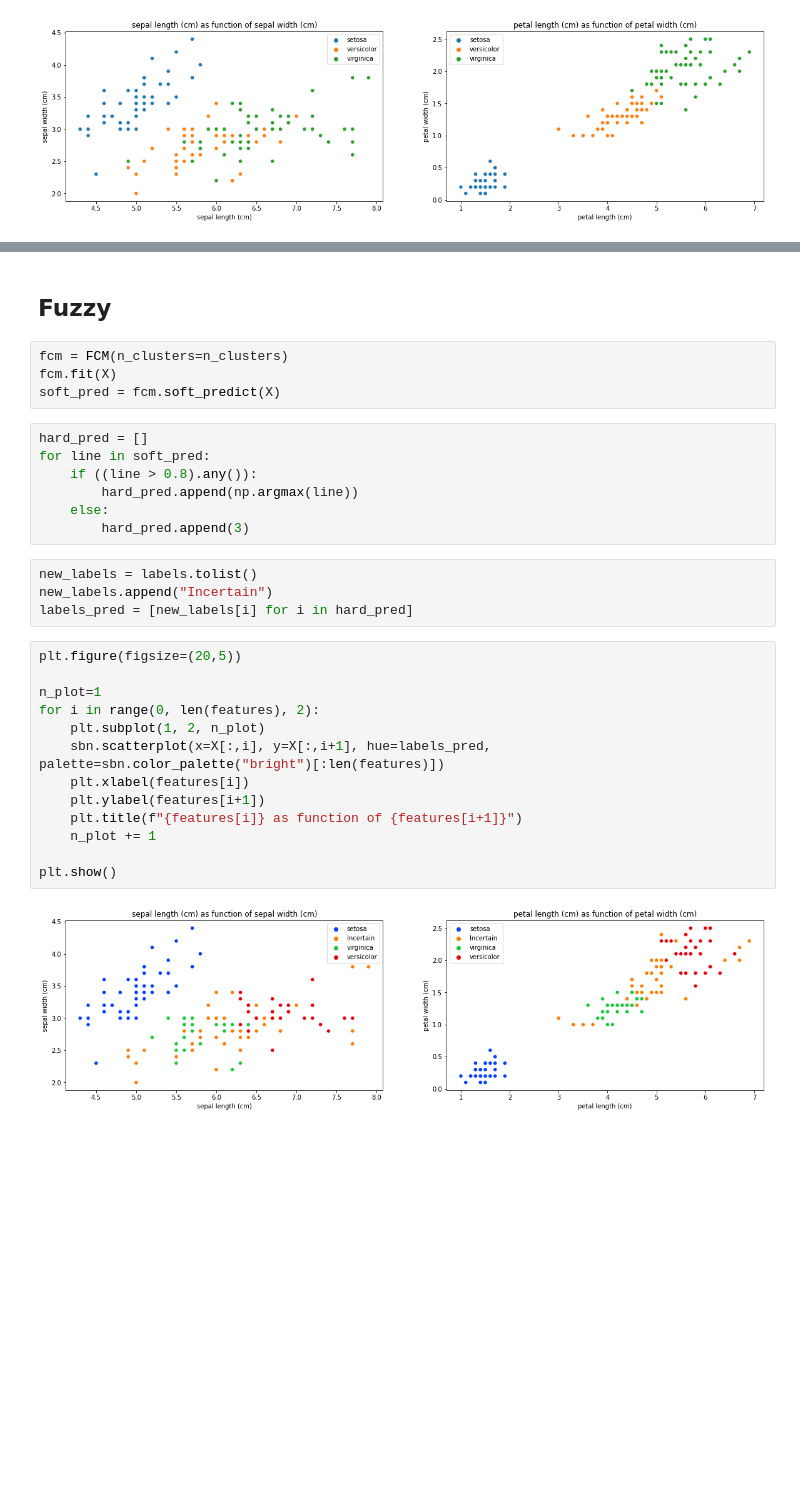
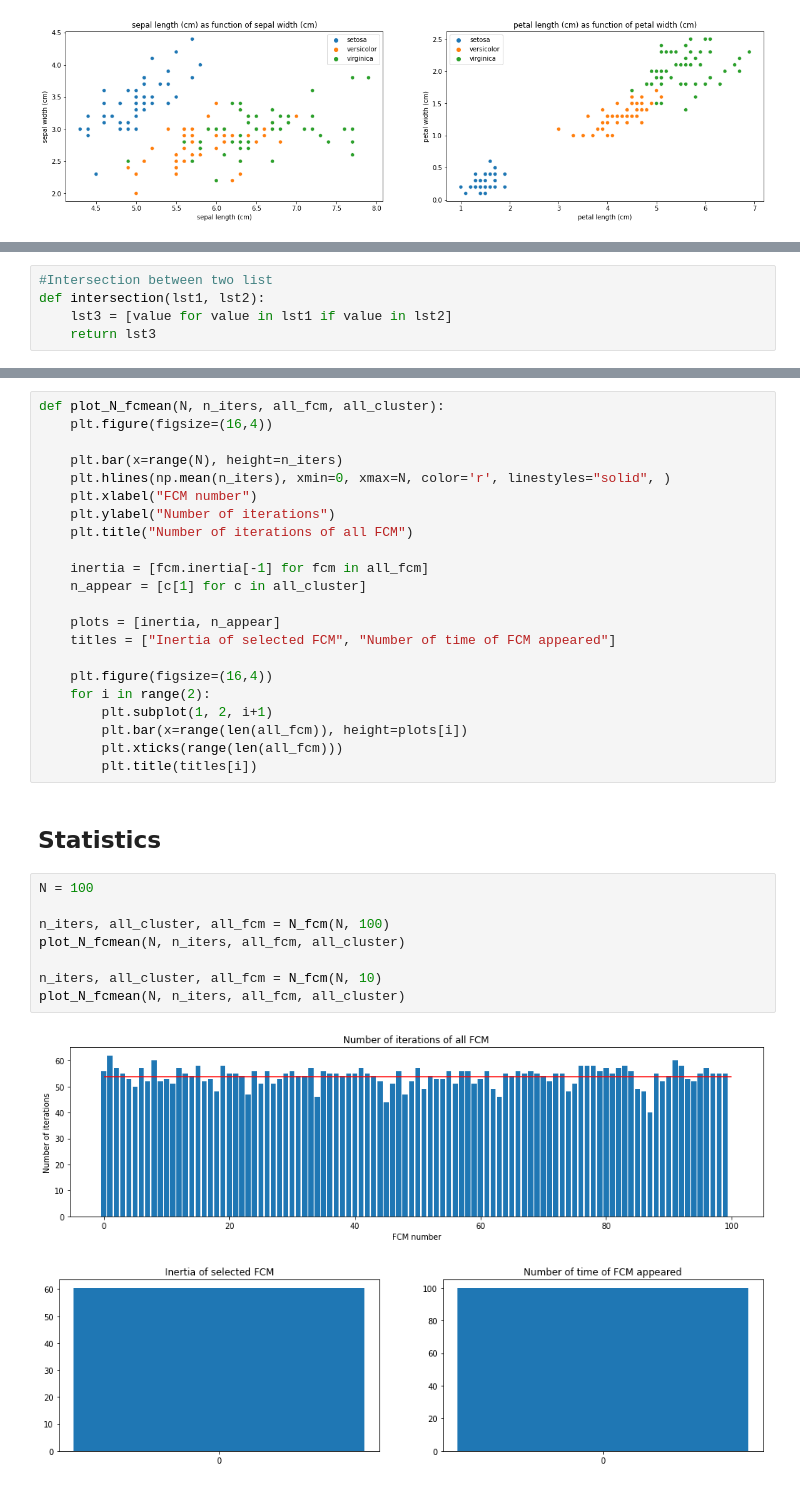
Before and after one commit to StundFR/ClusteringRecommendation, a Jupyter notebook: Fuzzy-C-means/fuzzycmeans.ipynb, the cells around one changed output, grey strips where cells are left out. Drawn from its saved outputs; the diff is of its cells as text; blank space fills up the shorter version.

Commit message:
Fuzzy C Means test, on N samples

```diff
--- a/Fuzzy-C-means/fuzzycmeans.ipynb
+++ b/Fuzzy-C-means/fuzzycmeans.ipynb
@@ -40,0 +119,5 @@ plt.show()
+# %%
+#Intersection between two list
+def intersection(lst1, lst2):
+    lst3 = [value for value in lst1 if value in lst2]
+    return lst3
@@ -41,32 +161,35 @@ plt.show()
+# %%
+def plot_N_fcmean(N, n_iters, all_fcm, all_cluster):
+    plt.figure(figsize=(16,4))
+
+    plt.bar(x=range(N), height=n_iters)
+    plt.hlines(np.mean(n_iters), xmin=0, xmax=N, color='r', linestyles="solid", )
+    plt.xlabel("FCM number")
+    plt.ylabel("Number of iterations")
+    plt.title("Number of iterations of all FCM")
+
+    inertia = [fcm.inertia[-1] for fcm in all_fcm]
+    n_appear = [c[1] for c in all_cluster]
+
+    plots = [inertia, n_appear]
+    titles = ["Inertia of selected FCM", "Number of time of FCM appeared"]
+
+    plt.figure(figsize=(16,4))
+    for i in range(2):
+        plt.subplot(1, 2, i+1)
+        plt.bar(x=range(len(all_fcm)), height=plots[i])
+        plt.xticks(range(len(all_fcm)))
+        plt.title(titles[i])
 # %% [markdown]
-## Fuzzy
+## Statistics
-# %%
-fcm = FCM(n_clusters=n_clusters)
-fcm.fit(X)
-soft_pred = fcm.soft_predict(X)
-# %%
-hard_pred = []
-for line in soft_pred:
-    if ((line > 0.8).any()):
-        hard_pred.append(np.argmax(line))
-    else:
-        hard_pred.append(3)
-# %%
-new_labels = labels.tolist()
-new_labels.append("Incertain")
-labels_pred = [new_labels[i] for i in hard_pred]
-# %%
-plt.figure(figsize=(20,5))
-
-n_plot=1
-for i in range(0, len(features), 2):
-    plt.subplot(1, 2, n_plot)
-    sbn.scatterplot(x=X[:,i], y=X[:,i+1], hue=labels_pred, palette=sbn.color_palette("bright")[:len(features)])
-    plt.xlabel(features[i])
-    plt.ylabel(features[i+1])
-    plt.title(f"{features[i]} as function of {features[i+1]}")
-    n_plot += 1
-
-plt.show()
-# %% [output]
-[figure, removed]
+# %%
+N = 100
+
+n_iters, all_cluster, all_fcm = N_fcm(N, 100)
+plot_N_fcmean(N, n_iters, all_fcm, all_cluster)
+
+n_iters, all_cluster, all_fcm = N_fcm(N, 10)
+plot_N_fcmean(N, n_iters, all_fcm, all_cluster)
+# %% [output]
+[figure, added]
+[figure, added]
```
Also changed, not shown: parts of 10 cells of this notebook, 1 other file.
